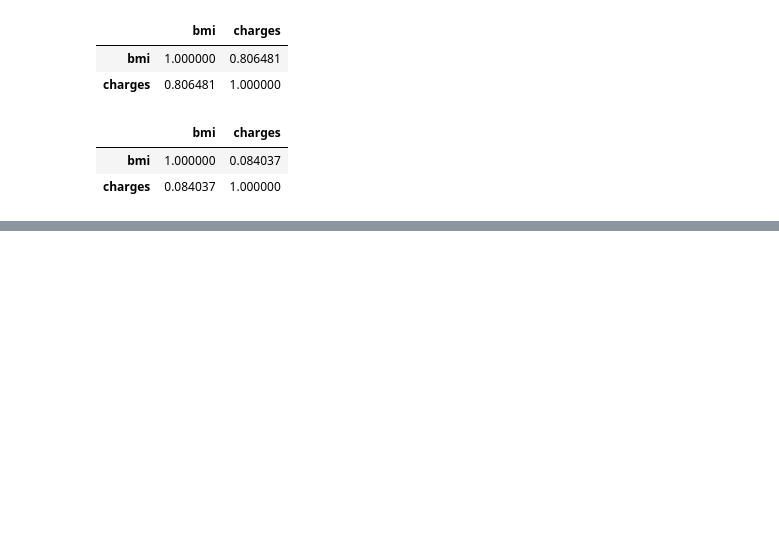
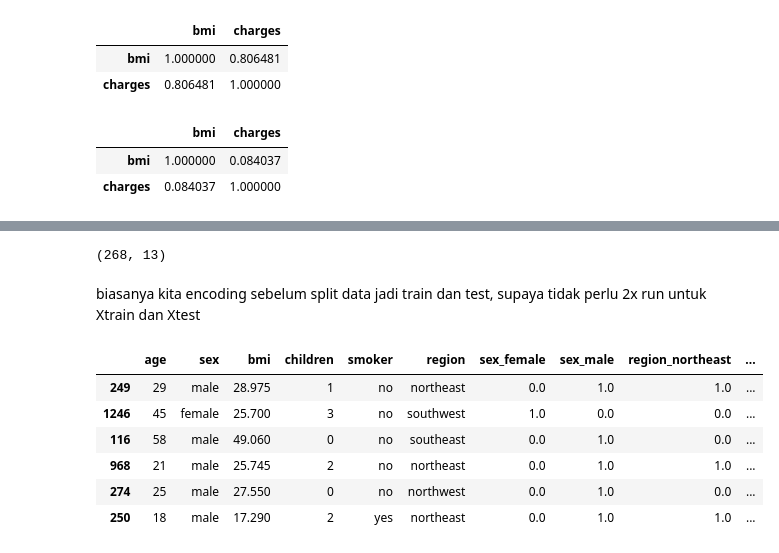
Before and after one commit to stefkwan/pytn_300725, a Jupyter notebook: sesi12_27Aug.ipynb, the cells around one changed output, grey strips where cells are left out. Saved outputs shown, nothing was run; the diff lists cells and outputs as text; code cells hidden in the pictures; blank space fills up the shorter version.

```diff
--- a/sesi12_27Aug.ipynb
+++ b/sesi12_27Aug.ipynb
@@ -812,0 +867,3 @@ NameError: name 'X_train' is not defined
+# %%
+X_train = pd.concat([X_train, X_train_encoded], axis=1)
+X_train.head()
@@ -812,0 +902,22 @@ NameError: name 'X_train' is not defined
+# %%
+X_test.shape
+# %% [output]
+(268, 13)
+# %% [markdown]
+biasanya kita encoding sebelum split data jadi train dan test, supaya tidak perlu 2x run untuk Xtrain dan Xtest
+# %%
+# encoding smoker yes no jadi 1 0
+encoder = LabelEncoder()
+encoded = encoder.fit_transform(X_train['smoker'])
+
+X_train['smoker_en'] = encoded
+
+X_train.head(6)
+# %% [output]
+|  | age | sex | bmi | children | smoker | region | sex_female | sex_male | region_northeast | ... |
+| 249 | 29 | male | 28.975 | 1 | no | northeast | 0.0 | 1.0 | 1.0 | ... |
+| 1246 | 45 | female | 25.700 | 3 | no | southwest | 1.0 | 0.0 | 0.0 | ... |
+| 116 | 58 | male | 49.060 | 0 | no | southeast | 0.0 | 1.0 | 0.0 | ... |
+| 968 | 21 | male | 25.745 | 2 | no | northeast | 0.0 | 1.0 | 1.0 | ... |
+| 274 | 25 | male | 27.550 | 0 | no | northwest | 0.0 | 1.0 | 0.0 | ... |
+| 250 | 18 | male | 17.290 | 2 | yes | northeast | 0.0 | 1.0 | 1.0 | ... |
```
Also changed, not shown: parts of 20 cells of this notebook.
